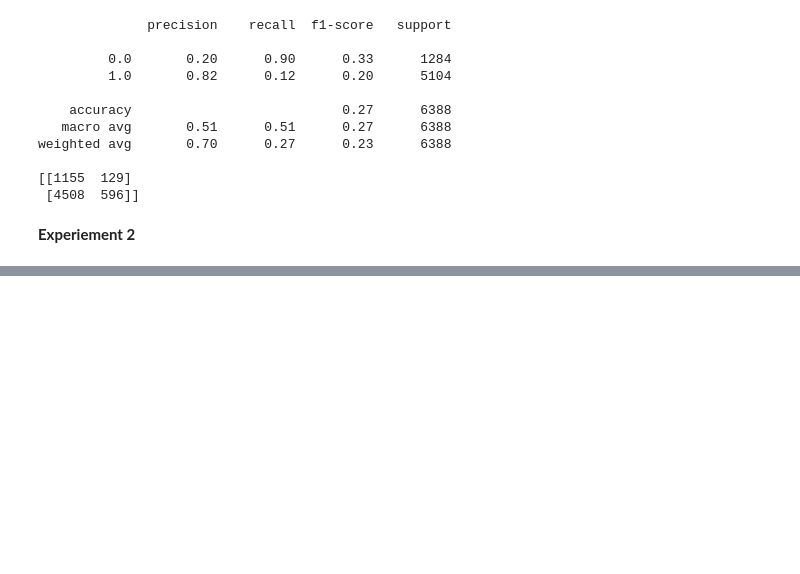
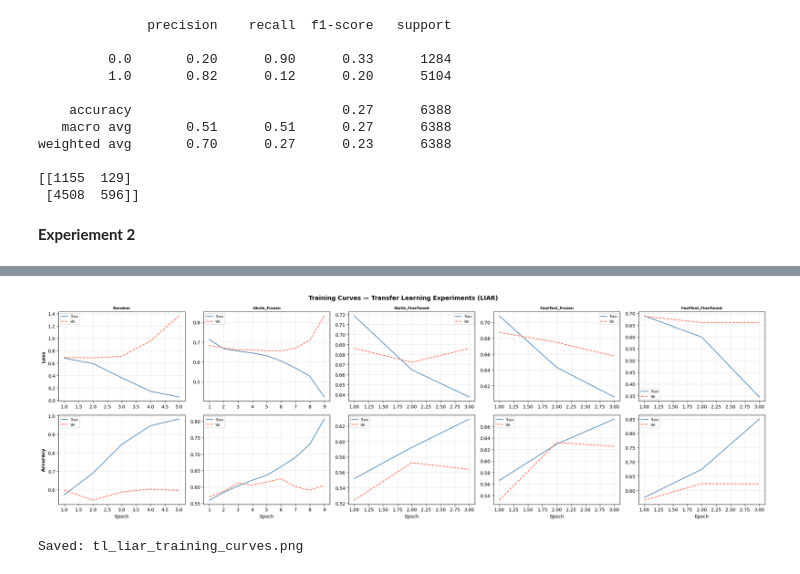
Before and after one commit to Shahd132/Sentiment-Fake-News-Detection, a Jupyter notebook: LastVersion_Fake_News.ipynb, the cells around one changed output, grey strips where cells are left out. Saved outputs shown, nothing was run; the diff lists cells and outputs as text; code cells hidden in the pictures; blank space fills up the shorter version.

```diff
--- a/LastVersion_Fake_News.ipynb
+++ b/LastVersion_Fake_News.ipynb
@@ -676,0 +966,31 @@ weighted avg       0.70      0.27      0.23      6388
+# %%
+fig, axes = plt.subplots(2, 5, figsize=(22, 7))
+exp_names = list(histories_tl.keys())
+
+for col, name in enumerate(exp_names):
+    h  = histories_tl[name]
+    ep = range(1, len(h['loss']) + 1)
+
+    axes[0, col].plot(ep, h['loss'],     label='Train', color='steelblue')
+    axes[0, col].plot(ep, h['val_loss'], label='Val',   color='tomato', linestyle='--')
+    axes[0, col].set_title(name, fontsize=8, fontweight='bold')
+    axes[0, col].legend(fontsize=7)
+    axes[0, col].grid(alpha=0.3)
+
+    axes[1, col].plot(ep, h['accuracy'],     label='Train', color='steelblue')
+    axes[1, col].plot(ep, h['val_accuracy'], label='Val',   color='tomato', linestyle='--')
+    axes[1, col].set_xlabel('Epoch')
+    axes[1, col].legend(fontsize=7)
+    axes[1, col].grid(alpha=0.3)
+
+axes[0, 0].set_ylabel('Loss',     fontweight='bold')
+axes[1, 0].set_ylabel('Accuracy', fontweight='bold')
+
+plt.suptitle('Training Curves — Transfer Learning Experiments (LIAR)', fontsize=13, fontweight='bold')
+plt.tight_layout()
+plt.savefig('tl_liar_training_curves.png', dpi=150, bbox_inches='tight')
+plt.show()
+print('Saved: tl_liar_training_curves.png')
+# %% [output]
+[figure, added]
+Saved: tl_liar_training_curves.png
```
Also changed, not shown: parts of 21 cells of this notebook.
